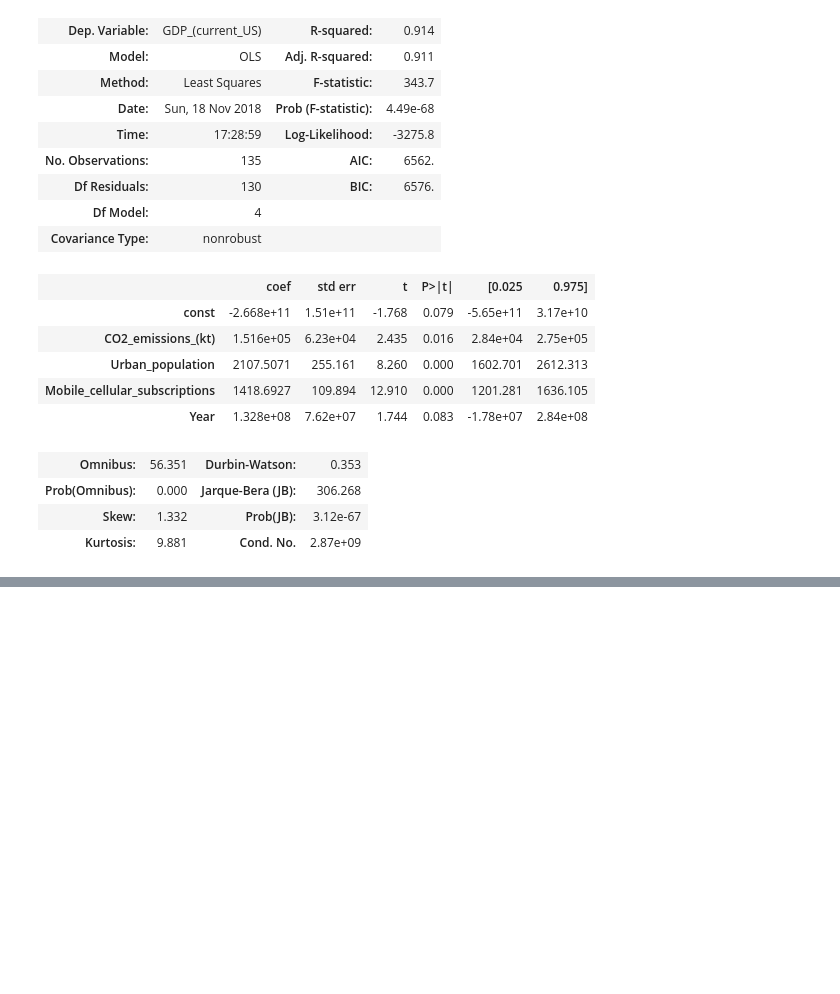
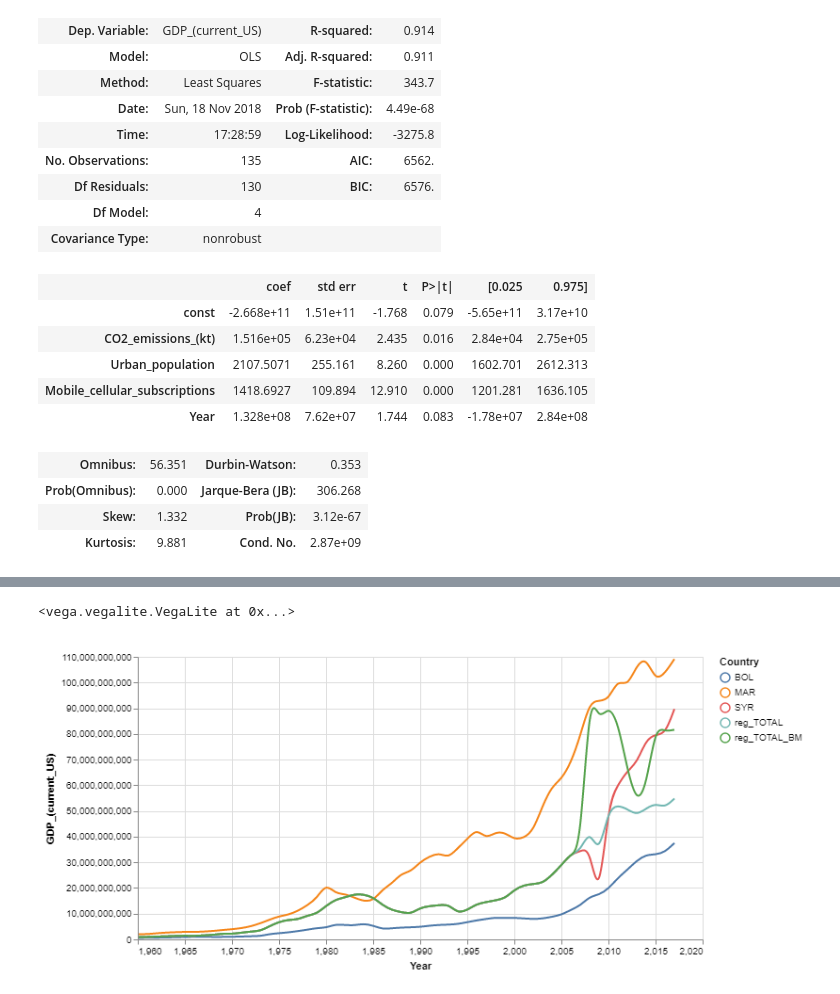
Before and after one commit to VicenteMolina/what-would-have-happened-if, a Jupyter notebook: LinearRegressions.ipynb, the cells around one changed output, grey strips where cells are left out. Saved outputs shown, nothing was run; the diff lists cells and outputs as text; code cells hidden in the pictures; blank space fills up the shorter version.

```diff
--- a/LinearRegressions.ipynb
+++ b/LinearRegressions.ipynb
@@ -505,0 +604,25 @@ array([6.0112169e+10])
+# %%
+df_reg_TOTAL.at[2008,"GDP_(current_US)"] = SYR_GDP_2008_Total
+df_reg_TOTAL.at[2009,"GDP_(current_US)"] = SYR_GDP_2009_Total
+df_reg_TOTAL.at[2010,"GDP_(current_US)"] = SYR_GDP_2010_Total
+df_reg_TOTAL.at[2011,"GDP_(current_US)"] = SYR_GDP_2011_Total
+df_reg_TOTAL.at[2012,"GDP_(current_US)"] = SYR_GDP_2012_Total
+df_reg_TOTAL.at[2013,"GDP_(current_US)"] = SYR_GDP_2013_Total
+df_reg_TOTAL.at[2014,"GDP_(current_US)"] = SYR_GDP_2014_Total
+df_reg_TOTAL.at[2015,"GDP_(current_US)"] = SYR_GDP_2015_Total
+df_reg_TOTAL.at[2016,"GDP_(current_US)"] = SYR_GDP_2016_Total
+df_reg_TOTAL.at[2017,"GDP_(current_US)"] = SYR_GDP_2017_Total
+
+
+df_reg_TOTAL_BM.at[2008,"GDP_(current_US)"] = SYR_GDP_2008_Total_BM
+df_reg_TOTAL_BM.at[2009,"GDP_(current_US)"] = SYR_GDP_2009_Total_BM
+df_reg_TOTAL_BM.at[2010,"GDP_(current_US)"] = SYR_GDP_2010_Total_BM
+df_reg_TOTAL_BM.at[2011,"GDP_(current_US)"] = SYR_GDP_2011_Total_BM
+df_reg_TOTAL_BM.at[2012,"GDP_(current_US)"] = SYR_GDP_2012_Total_BM
+df_reg_TOTAL_BM.at[2013,"GDP_(current_US)"] = SYR_GDP_2013_Total_BM
+df_reg_TOTAL_BM.at[2014,"GDP_(current_US)"] = SYR_GDP_2014_Total_BM
+df_reg_TOTAL_BM.at[2015,"GDP_(current_US)"] = SYR_GDP_2015_Total_BM
+df_reg_TOTAL_BM.at[2016,"GDP_(current_US)"] = SYR_GDP_2016_Total_BM
+df_reg_TOTAL_BM.at[2017,"GDP_(current_US)"] = SYR_GDP_2017_Total_BM
+# %%
+df_FV = pd.concat([df, df_reg_TOTAL, df_reg_TOTAL_BM])
@@ -505,0 +637,23 @@ array([6.0112169e+10])
+# %%
+nearest = alt.selection(type='single', nearest=True, on='mouseover', fields=["Year"], empty='none')
+
+line = alt.Chart().mark_line(interpolate='basis').encode(
+    x="Year",
+    y="GDP_(current_US)",
+    color="Country"
+)
+
+selectors = alt.Chart().mark_point().encode(x="Year", opacity=alt.value(0)).add_selection(nearest)
+
+points = line.mark_point().encode(opacity=alt.condition(nearest, alt.value(1), alt.value(0)))
+
+text = line.mark_text(align='left', dx=5, dy=-5).encode(text=alt.condition(nearest, "GDP_(current_US)", alt.value(' ')))
+
+
+rules = alt.Chart().mark_rule(color='gray').encode(x="Year").transform_filter(nearest)
+
+
+alt.layer(line, selectors, points, rules, text, data=df_FV, width=600, height=300)
+# %% [output]
+<vega.vegalite.VegaLite at 0x...>
+[figure, added]
```
Also changed, not shown: parts of 17 cells of this notebook.
